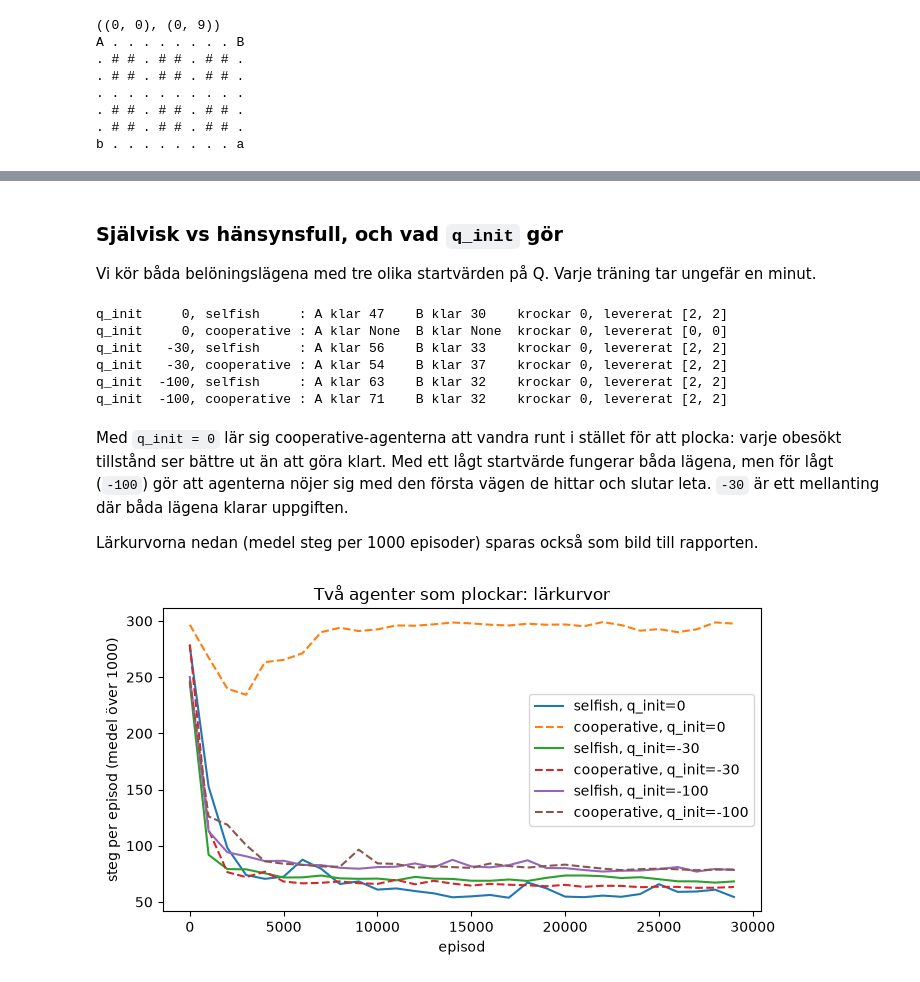
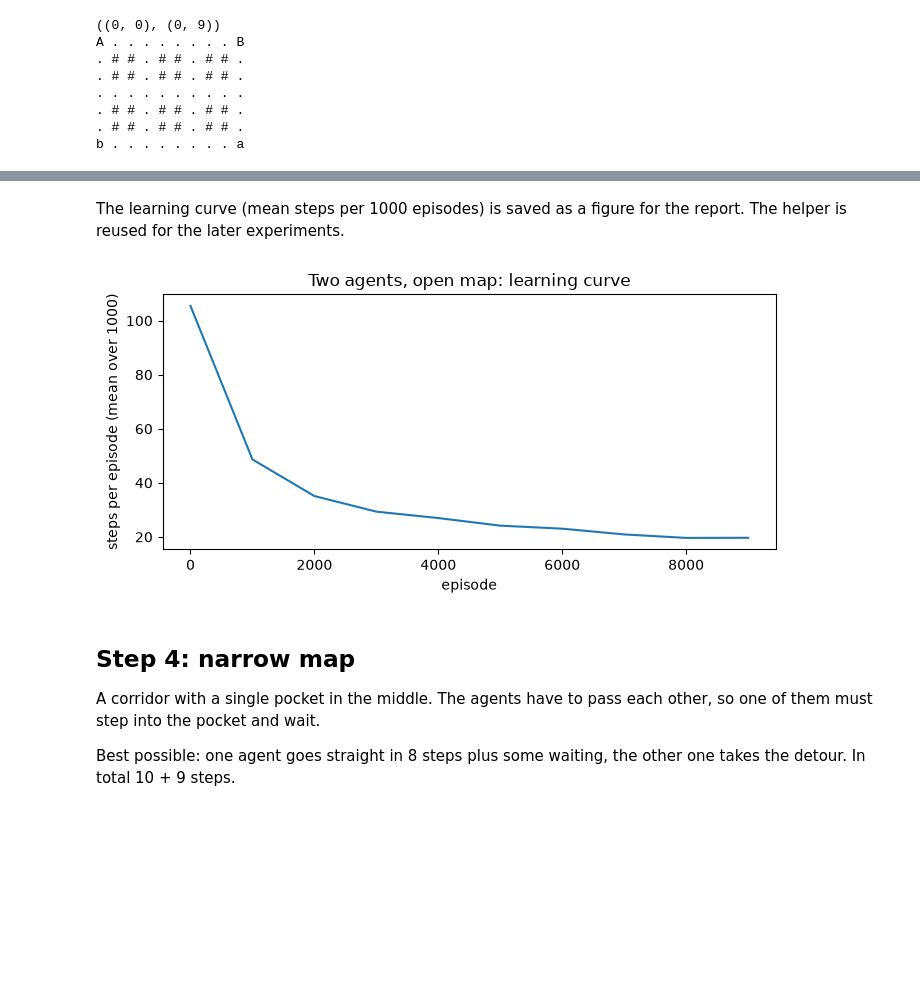
Before and after one commit to mjclaesson/reinforcement-learning, a Jupyter notebook: multi_agent_nstep.ipynb, the cells around one changed output, grey strips where cells are left out. Cells and saved outputs as stored; diff of their text form; code cells hidden in the pictures; blank space fills up the shorter version.

```diff
--- a/multi_agent_nstep.ipynb
+++ b/multi_agent_nstep.ipynb
@@ -1152,45 +421,32 @@ giriga policyn: A klar efter 56 steg (gräns 42), B efter 33 (gräns 30), 0 kroc
-# %% [markdown]
-### Självisk vs hänsynsfull, och vad `q_init` gör
-
-Vi kör båda belöningslägena med tre olika startvärden på Q. Varje träning tar ungefär en minut.
-# %%
-results2 = {}
-for q_init in [0, -30, -100]:
-    for mode in ["selfish", "cooperative"]:
-        env_mode = TwoAgentPickupWarehouse(grid2, items_per_agent=[[0, 1], [2, 3]],
-                                           starts=[(0, 0), (0, 8)], reward_mode=mode)
-        Qs_mode, steps_mode = train_two_pickup(env_mode, q_init=q_init)
-        results2[(q_init, mode)] = (run_greedy_two_pickup(env_mode, Qs_mode), steps_mode)
-        a_done, b_done, crashes, delivered = results2[(q_init, mode)][0]
-        print(f"q_init {q_init:5d}, {mode:12s}: A klar {str(a_done):5s} B klar {str(b_done):5s} "
-              f"krockar {crashes}, levererat {delivered}")
-# %% [output]
-q_init     0, selfish     : A klar 47    B klar 30    krockar 0, levererat [2, 2]
-q_init     0, cooperative : A klar None  B klar None  krockar 0, levererat [0, 0]
-q_init   -30, selfish     : A klar 56    B klar 33    krockar 0, levererat [2, 2]
-q_init   -30, cooperative : A klar 54    B klar 37    krockar 0, levererat [2, 2]
-q_init  -100, selfish     : A klar 63    B klar 32    krockar 0, levererat [2, 2]
-q_init  -100, cooperative : A klar 71    B klar 32    krockar 0, levererat [2, 2]
-# %% [markdown]
-Med `q_init = 0` lär sig cooperative-agenterna att vandra runt i stället för att plocka: varje obesökt tillstånd ser bättre ut än att göra klart. Med ett lågt startvärde fungerar båda lägena, men för lågt (`-100`) gör att agenterna nöjer sig med den första vägen de hittar och slutar leta. `-30` är ett mellanting där båda lägena klarar uppgiften.
-
-Lärkurvorna nedan (medel steg per 1000 episoder) sparas också som bild till rapporten.
-# %%
-import os
-import matplotlib.pyplot as plt
-
-os.makedirs("figures", exist_ok=True)
-fig, ax = plt.subplots(figsize=(7, 4))
-for (q_init, mode), (_, steps_mode) in results2.items():
-    means = [np.mean(steps_mode[i:i + 1000]) for i in range(0, len(steps_mode), 1000)]
-    ax.plot(range(0, len(steps_mode), 1000), means, label=f"{mode}, q_init={q_init}",
-            linestyle="-" if mode == "selfish" else "--")
-ax.set_xlabel("episod")
-ax.set_ylabel("steg per episod (medel över 1000)")
-ax.set_title("Två agenter som plockar: lärkurvor")
-ax.legend()
-fig.tight_layout()
-fig.savefig("figures/two_agent_pickup_learning_curve.png", dpi=150)
-plt.show()
-# %% [output]
-[figure, removed]
+# %% [markdown]
+The learning curve (mean steps per 1000 episodes) is saved as a figure for the report. The helper is reused for the later experiments.
+# %%
+import os
+import matplotlib.pyplot as plt
+
+os.makedirs("figures", exist_ok=True)
+
+
+# mean steps per block of episodes, as a line, saved to figures/
+def plot_learning_curve(steps_per_episode, title, filename, block=1000):
+    means = [np.mean(steps_per_episode[i:i + block]) for i in range(0, len(steps_per_episode), block)]
+    fig, ax = plt.subplots(figsize=(7, 3.5))
+    ax.plot(range(0, len(steps_per_episode), block), means)
+    ax.set_xlabel("episode")
+    ax.set_ylabel(f"steps per episode (mean over {block})")
+    ax.set_title(title)
+    fig.tight_layout()
+    fig.savefig(filename, dpi=150)
+    plt.show()
+
+
+plot_learning_curve(steps, "Two agents, open map: learning curve",
+                    "figures/two_agent_navigation_learning_curve.png")
+# %% [output]
+[figure, added]
+# %% [markdown]
+## Step 4: narrow map
+
+A corridor with a single pocket in the middle. The agents have to pass each other, so one of them must step into the pocket and wait.
+
+Best possible: one agent goes straight in 8 steps plus some waiting, the other one takes the detour. In total 10 + 9 steps.
```
Also changed, not shown: parts of 76 cells of this notebook, 4 other files.
